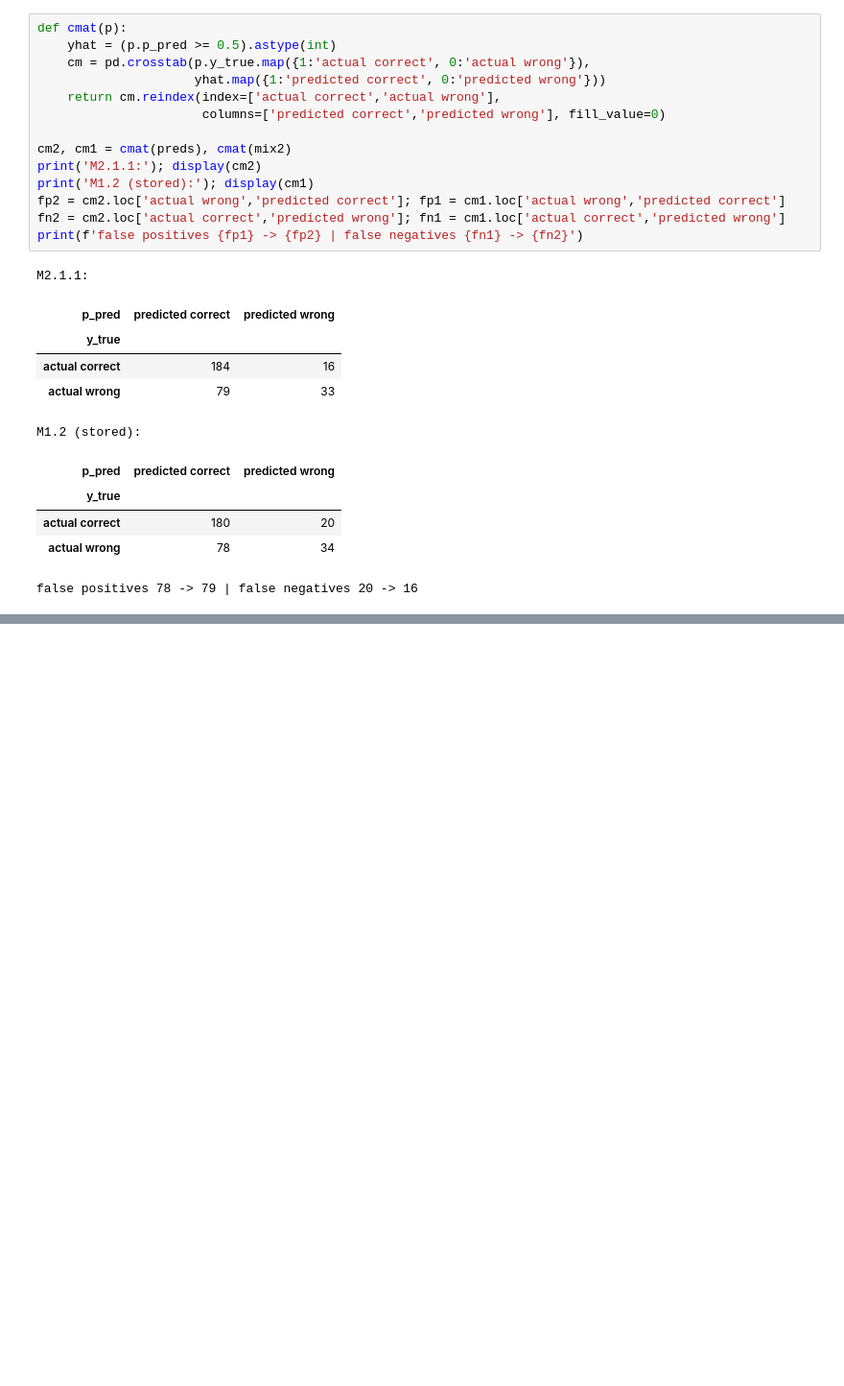
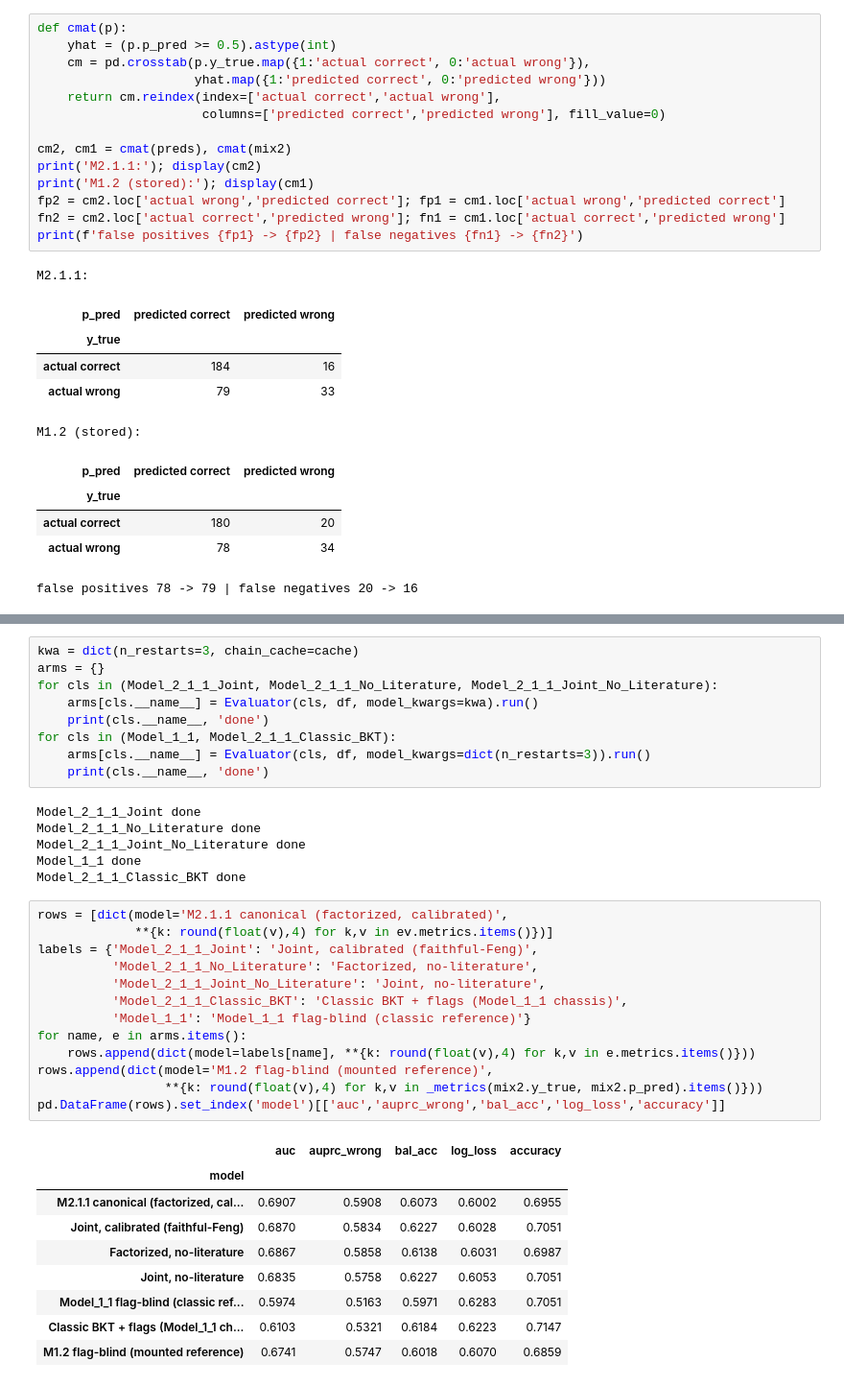
Before and after one commit to ut6817150/Bayes-Theorem-Error-Aware_Knowledge_Tracing, a Jupyter notebook: 04_model_2_1_1_flag_observations.ipynb, the cells around one changed output, grey strips where cells are left out. Shown at 96% size. Cells and saved outputs as stored; diff of their text form; blank space fills up the shorter version.

```diff
--- a/04_model_2_1_1_flag_observations.ipynb
+++ b/04_model_2_1_1_flag_observations.ipynb
@@ -237,0 +262,38 @@ false positives 78 -> 79 | false negatives 20 -> 16
+# %%
+kwa = dict(n_restarts=3, chain_cache=cache)
+arms = {}
+for cls in (Model_2_1_1_Joint, Model_2_1_1_No_Literature, Model_2_1_1_Joint_No_Literature):
+    arms[cls.__name__] = Evaluator(cls, df, model_kwargs=kwa).run()
+    print(cls.__name__, 'done')
+for cls in (Model_1_1, Model_2_1_1_Classic_BKT):
+    arms[cls.__name__] = Evaluator(cls, df, model_kwargs=dict(n_restarts=3)).run()
+    print(cls.__name__, 'done')
+# %% [output]
+Model_2_1_1_Joint done
+Model_2_1_1_No_Literature done
+Model_2_1_1_Joint_No_Literature done
+Model_1_1 done
+Model_2_1_1_Classic_BKT done
+# %%
+rows = [dict(model='M2.1.1 canonical (factorized, calibrated)',
+             **{k: round(float(v),4) for k,v in ev.metrics.items()})]
+labels = {'Model_2_1_1_Joint': 'Joint, calibrated (faithful-Feng)',
+          'Model_2_1_1_No_Literature': 'Factorized, no-literature',
+          'Model_2_1_1_Joint_No_Literature': 'Joint, no-literature',
+          'Model_2_1_1_Classic_BKT': 'Classic BKT + flags (Model_1_1 chassis)',
+          'Model_1_1': 'Model_1_1 flag-blind (classic reference)'}
+for name, e in arms.items():
+    rows.append(dict(model=labels[name], **{k: round(float(v),4) for k,v in e.metrics.items()}))
+rows.append(dict(model='M1.2 flag-blind (mounted reference)',
+                 **{k: round(float(v),4) for k,v in _metrics(mix2.y_true, mix2.p_pred).items()}))
+pd.DataFrame(rows).set_index('model')[['auc','auprc_wrong','bal_acc','log_loss','accuracy']]
+# %% [output]
+|  | auc | auprc_wrong | bal_acc | log_loss | accuracy |
+| model |  |  |  |  |  |
+| M2.1.1 canonical (factorized, cal... | 0.6907 | 0.5908 | 0.6073 | 0.6002 | 0.6955 |
+| Joint, calibrated (faithful-Feng) | 0.6870 | 0.5834 | 0.6227 | 0.6028 | 0.7051 |
+| Factorized, no-literature | 0.6867 | 0.5858 | 0.6138 | 0.6031 | 0.6987 |
+| Joint, no-literature | 0.6835 | 0.5758 | 0.6227 | 0.6053 | 0.7051 |
+| Model_1_1 flag-blind (classic ref... | 0.5974 | 0.5163 | 0.5971 | 0.6283 | 0.7051 |
+| Classic BKT + flags (Model_1_1 ch... | 0.6103 | 0.5321 | 0.6184 | 0.6223 | 0.7147 |
+| M1.2 flag-blind (mounted reference) | 0.6741 | 0.5747 | 0.6018 | 0.6070 | 0.6859 |
```
Also changed, not shown: parts of 11 cells of this notebook, 35 other files.
